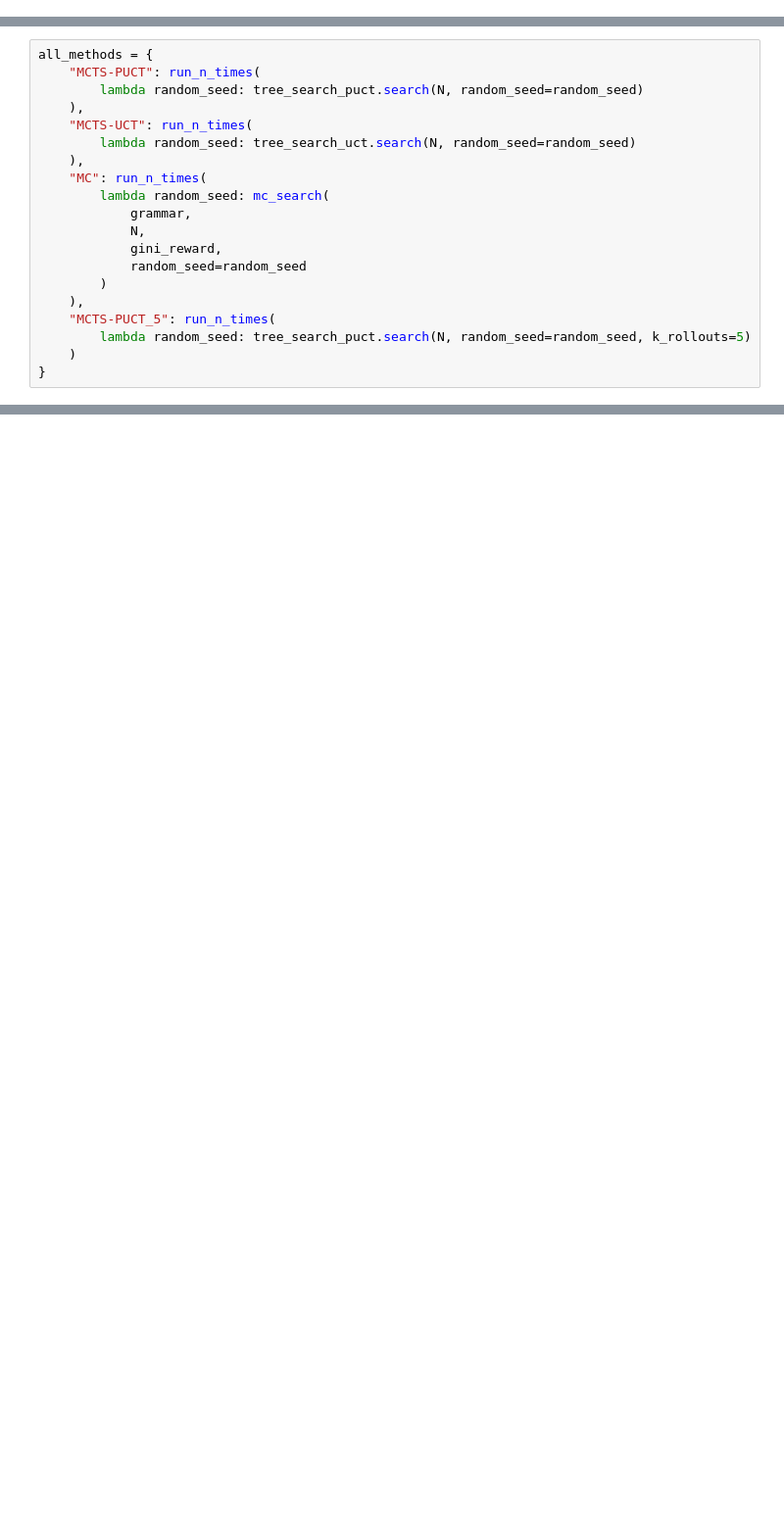
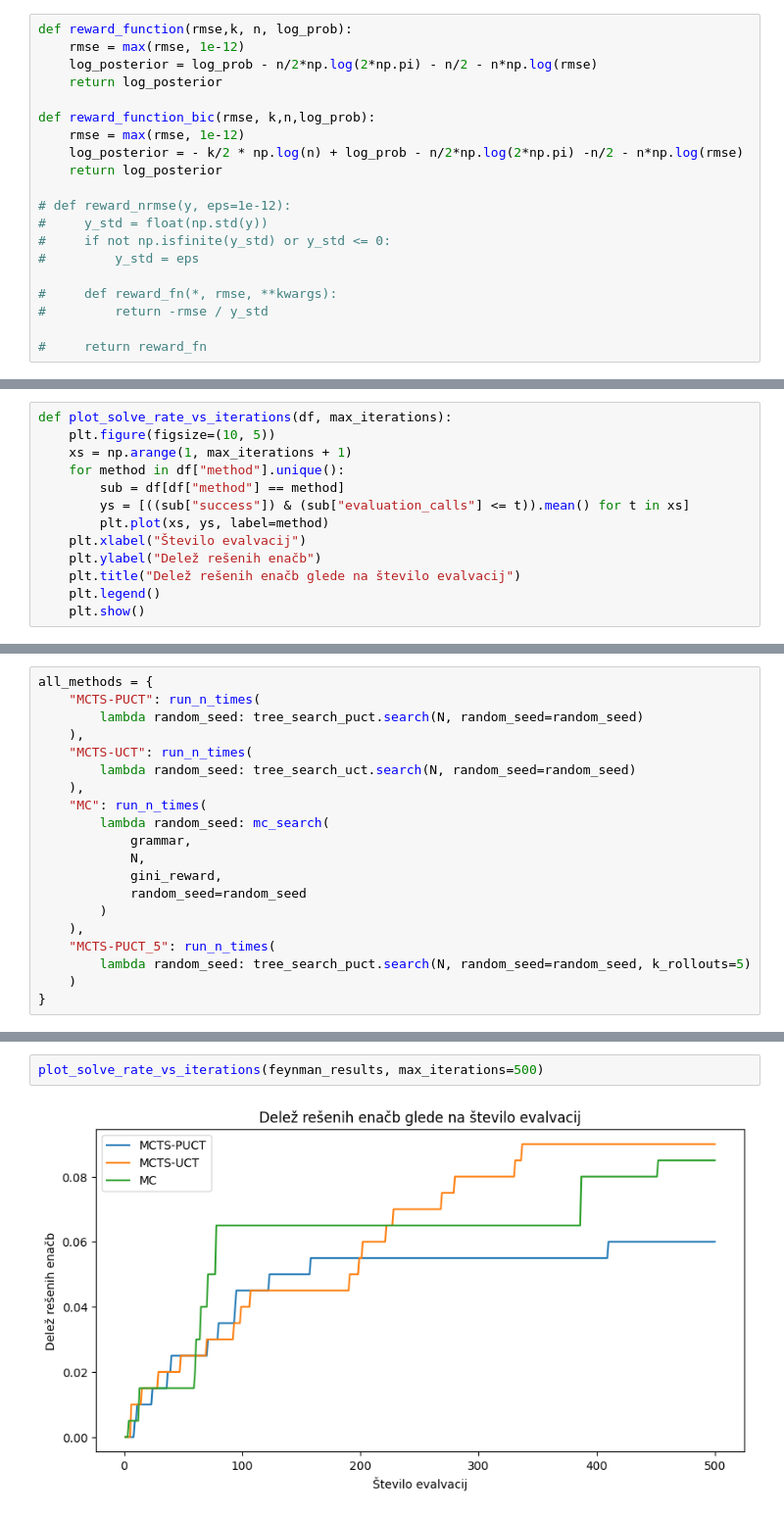
Before and after one commit to tinadrnovsek/mcts-PCFG, a Jupyter notebook: mcts.ipynb, the cells around one changed output, grey strips where cells are left out. Shown at 98% size. Cells and saved outputs as stored; diff of their text form; blank space fills up the shorter version.

```diff
--- a/mcts.ipynb
+++ b/mcts.ipynb
@@ -287,0 +333,20 @@ def mc_search(grammar, iterations, utility, random_seed=None):
+# %%
+def reward_function(rmse,k, n, log_prob):
+    rmse = max(rmse, 1e-12)
+    log_posterior = log_prob - n/2*np.log(2*np.pi) - n/2 - n*np.log(rmse)
+    return log_posterior
+
+def reward_function_bic(rmse, k,n,log_prob):
+    rmse = max(rmse, 1e-12)
+    log_posterior = - k/2 * np.log(n) + log_prob - n/2*np.log(2*np.pi) -n/2 - n*np.log(rmse)
+    return log_posterior
+
+# def reward_nrmse(y, eps=1e-12):
+#     y_std = float(np.std(y))
+#     if not np.isfinite(y_std) or y_std <= 0:
+#         y_std = eps
+
+#     def reward_fn(*, rmse, **kwargs):
+#         return -rmse / y_std
+
+#     return reward_fn
@@ -287,0 +581,13 @@ def mc_search(grammar, iterations, utility, random_seed=None):
+# %%
+def plot_solve_rate_vs_iterations(df, max_iterations):
+    plt.figure(figsize=(10, 5))
+    xs = np.arange(1, max_iterations + 1)
+    for method in df["method"].unique():
+        sub = df[df["method"] == method]
+        ys = [((sub["success"]) & (sub["evaluation_calls"] <= t)).mean() for t in xs]
+        plt.plot(xs, ys, label=method)
+    plt.xlabel("Število evalvacij")
+    plt.ylabel("Delež rešenih enačb")
+    plt.title("Delež rešenih enačb glede na število evalvacij")
+    plt.legend()
+    plt.show()
@@ -680,0 +717,4 @@ summary
+# %%
+plot_solve_rate_vs_iterations(feynman_results, max_iterations=500)
+# %% [output]
+[figure, added]
```
Also changed, not shown: parts of 38 cells of this notebook.
